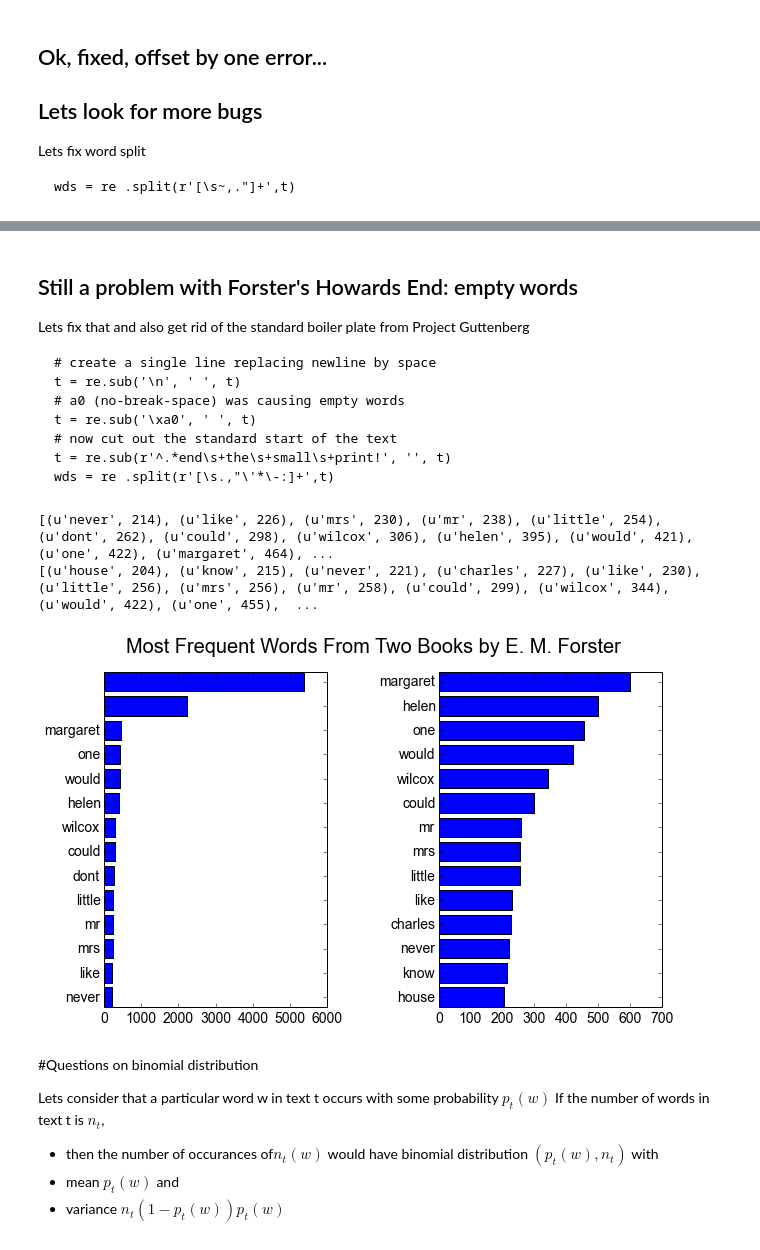
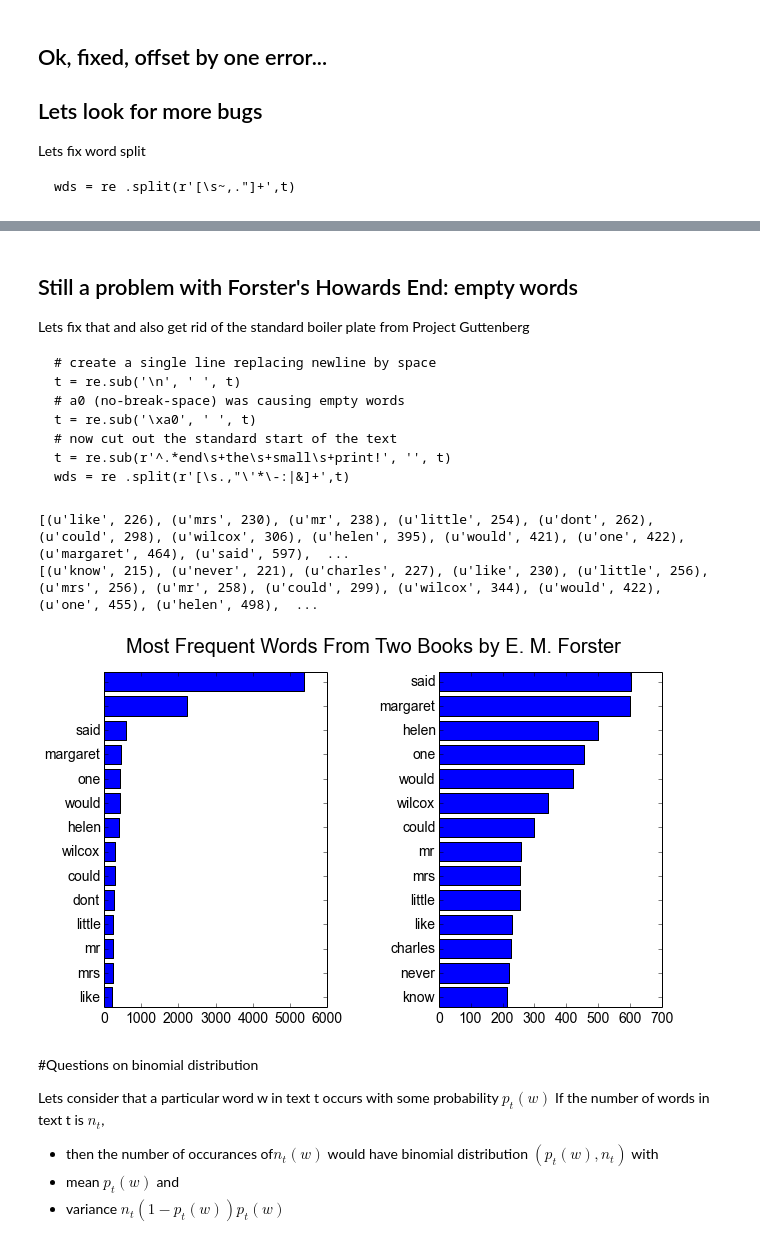
Before and after one commit to fdac/Assignment1, a Jupyter notebook: Solution1.ipynb, the cells around one changed output, grey strips where cells are left out. Saved outputs shown, nothing was run; the diff lists cells and outputs as text; code cells hidden in the pictures.

````diff
--- a/Solution1.ipynb
+++ b/Solution1.ipynb
@@ -1760,7 +1760,7 @@ t = re.sub('\n', ' ', t)
 t = re.sub('\xa0', ' ', t)
 # now cut out the standard start of the text
 t = re.sub(r'^.*end\s+the\s+small\s+print!', '', t)
-wds = re .split(r'[\s.,"\'*\-:]+',t)
+wds = re .split(r'[\s.,"\'*\-:|&]+',t)
 ```
 # %%
 ## Still a problem with Forster's Howards End
@@ -1777,7 +1777,7 @@ def get_wf_try2 (URL):
     # now cut out the standard start of the text
     t = re.sub(r'^.*end\s+the\s+small\s+print!', '', t)
     # split string into an array of words using any sequence of spaces "\s+"
-    wds = re .split(r'[\s.,"\'*\-:]+',t)
+    wds = re .split(r'[\s.,"\'*\-:|&]+',t)
     #print wds
 
 
@@ -1785,38 +1785,38 @@ def get_wf_try2 (URL):
     for i in range(len(wds)):
         z = wds [i]
         wds [i] = cleanWord (wds [i])
         if wds[i] == '':
             print z
 
     # If satisfied with results, lets go to the next step: calculate frequencies
     # We can write a loop to create a dictionary, but
     # there is a special function for everything in python
     # in particular for counting frequencies (like function table() in R)
     wf = Counter (wds)
 
     # Remove stop words from the dictionary wf
     for k in stop_words:
         wf. pop(k, None)
 
     #how many regular words in the document?
     tw = 0
     for w in wf:
        tw += wf[w]
 
     # Get ordered list
     wfs = sorted (wf .iteritems(), key = operator.itemgetter(1), reverse=True)
     ml = min(len(wfs),15)
 
     #Reverse the list because barh plots items from the bottom
-    return (wfs [ 0:(ml-1) ] [::-1], tw)
-(wf_he1, tw_he1) = get_wf_try2('http://www.gutenberg.org/dirs/etext01/hoend10h.htm')                           # Howards End
+    return (wfs [ 0:(ml-1) ] [::-1], tw, wf)
+(wf_he1, tw_he1,wf_he1_all) = get_wf_try2('http://www.gutenberg.org/dirs/etext01/hoend10h.htm')                           # Howards End
 plotTwoLists (wf_he, wf_he1, 'Most Frequent Words From Two Books by E. M. Forster')
 print wf_he
 print wf_he1
 # %% [output]
-[(u'never', 214), (u'like', 226), (u'mrs', 230), (u'mr', 238), (u'little', 254), (u'dont', 262), (u'could', 298), (u'wilcox', 306), (u'helen', 395), (u'would', 421), (u'one', 422), (u'margaret', 464), ...
-[(u'house', 204), (u'know', 215), (u'never', 221), (u'charles', 227), (u'like', 230), (u'little', 256), (u'mrs', 256), (u'mr', 258), (u'could', 299), (u'wilcox', 344), (u'would', 422), (u'one', 455),  ...
+[(u'like', 226), (u'mrs', 230), (u'mr', 238), (u'little', 254), (u'dont', 262), (u'could', 298), (u'wilcox', 306), (u'helen', 395), (u'would', 421), (u'one', 422), (u'margaret', 464), (u'said', 597),  ...
+[(u'know', 215), (u'never', 221), (u'charles', 227), (u'like', 230), (u'little', 256), (u'mrs', 256), (u'mr', 258), (u'could', 299), (u'wilcox', 344), (u'would', 422), (u'one', 455), (u'helen', 498),  ...
-[figure, old version]
+[figure, new version]
 # %% [markdown]
 #Questions on binomial distribution
 
````
Also changed, not shown: parts of 5 cells of this notebook.
